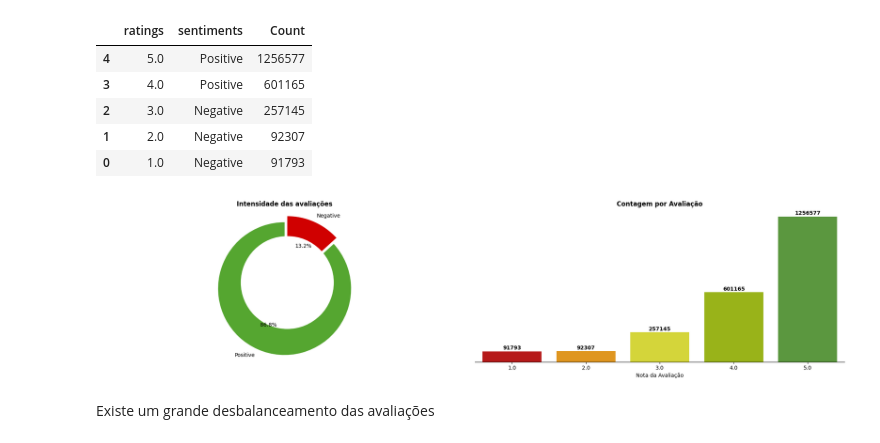
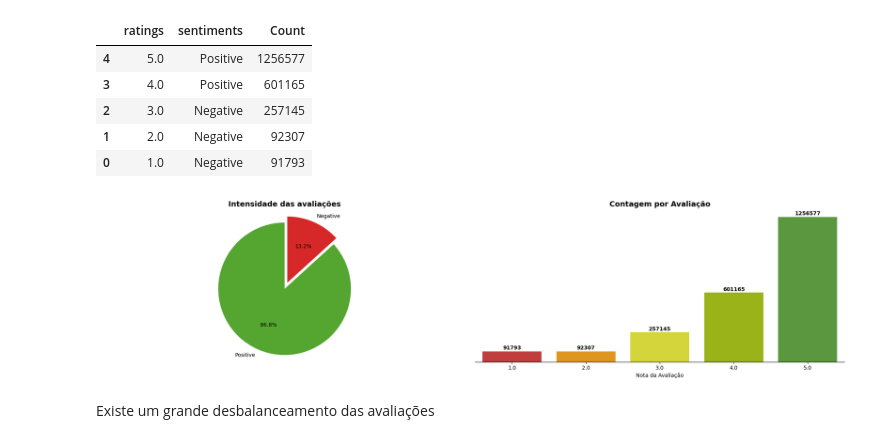
Before and after one commit to Mustasheep/PLN_Analise_Sentimentos, a Jupyter notebook: analise_sentimento.ipynb, the cells around one changed output. Saved outputs shown, nothing was run; the diff lists cells and outputs as text; code cells hidden in the pictures.

```diff
--- a/analise_sentimento.ipynb
+++ b/analise_sentimento.ipynb
@@ -124,43 +124,39 @@ fig, axes = plt.subplots(nrows=1, ncols=2, figsize=(20, 5))
 positive_count = df_rating.loc[df_rating['sentiments'] == 'Positive', 'Count'].values[0]
 negative_count = df_rating.loc[df_rating['sentiments'] == 'Negative', 'Count'].values[0]
 labels_rev = ['Positive', 'Negative']
-colors_rev = ['#55a630', '#d00000']
-explode = (0.1, 0)
+colors_rev = ['#55a630', '#d62828']
 
-axes[0].pie([positive_count, negative_count], labels=labels_rev, colors=colors_rev, autopct='%1.1f%%', startangle=90, explode=explode)
-
-centre_circle = plt.Circle((0, 0), 0.70, fc='white', transform=axes[0].transData._b)
-axes[0].add_artist(centre_circle)
-axes[0].set_title('Intensidade das avaliações', fontweight='bold')
+axes[0].pie([positive_count, negative_count], labels=labels_rev, colors=colors_rev, autopct='%1.1f%%', startangle=90, explode=(0.1, 0))
+axes[0].set_title('Intensidade das avaliações', fontsize=14, fontweight='bold')
 axes[0].axis('equal')
 
 # Segundo subplot: Gráfico de barras (contagem por avaliação)
-cores = ['#d00000', '#ff9e00', '#eeef20', '#aacc00', '#55a630']
+cores = ['#d62828', '#ff9e00', '#eeef20', '#aacc00', '#55a630']
 
 ax = sns.barplot(x=df_rating['ratings'], y=df_rating['Count'], palette=cores, ax=axes[1])
 
-axes[1].set_title('Contagem por Avaliação', fontsize=12, fontweight='bold')
+axes[1].set_title('Contagem por Avaliação', fontsize=14, fontweight='bold')
 axes[1].set_xlabel('Nota da Avaliação')
 axes[1].set_ylabel('Contagem')
 
 for i in range(len(df_rating['ratings'])):
     axes[1].annotate(f'{df_rating["Count"][i]:.0f}'.replace('.', ','),
                 (i, df_rating['Count'][i]),
                 ha="center",
                 xytext=(0, 3),
                 textcoords="offset points",
                 fontweight='bold')
 
 # Ocultando eixos e algumas bordas
 axes[1].yaxis.set_visible(False)
 axes[1].spines["top"].set_visible(False)
 axes[1].spines["left"].set_visible(False)
 axes[1].spines["right"].set_visible(False)
 
 plt.tight_layout()
 plt.show()
 # %% [output]
-[figure, old version]
+[figure, new version]
 # %% [markdown]
 Existe um grande desbalanceamento das avaliações
 # %%
```
